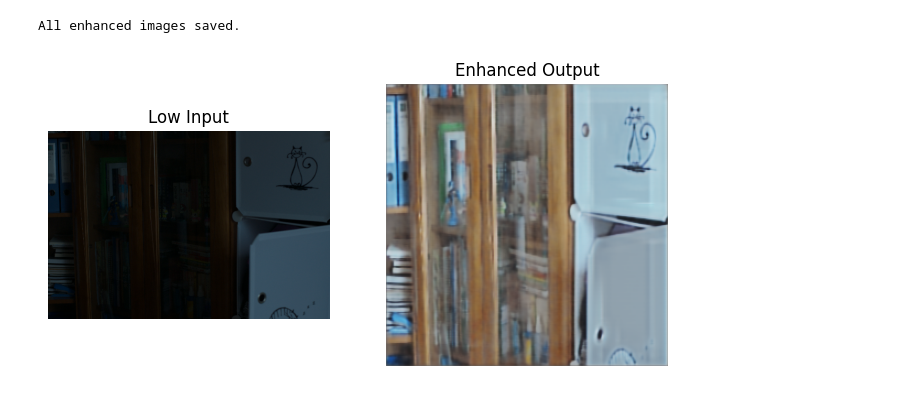
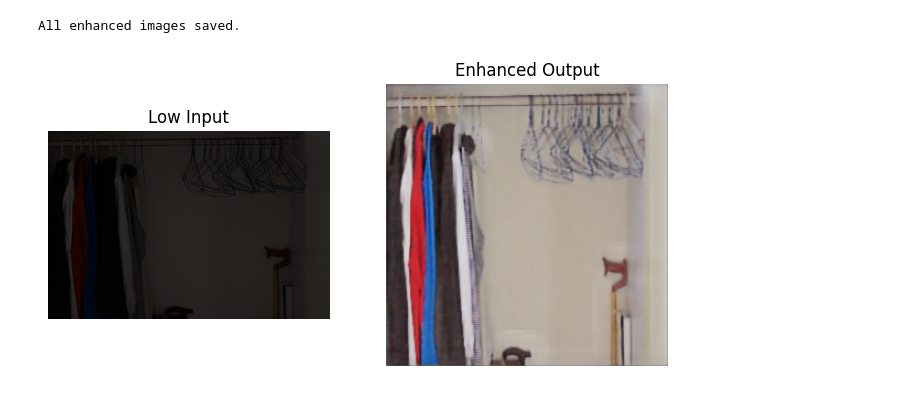
Before and after one commit to sky-shiva/Image-Enhancement-For-Yolo-Detection, a Jupyter notebook: notebooks/04_full_image_enhancement_inference.ipynb, the cells around one changed output. Drawn from its saved outputs; the diff is of its cells as text; code cells hidden in the pictures.

```diff
--- a/notebooks/04_full_image_enhancement_inference.ipynb
+++ b/notebooks/04_full_image_enhancement_inference.ipynb
@@ -145,17 +145,17 @@ print("All enhanced images saved.")
 # %% [output]
 All enhanced images saved.
 # %%
-sample = os.listdir(RESULTS_DIR)[0]
+sample = os.listdir(RESULTS_DIR)[2]
 
 low = cv2.imread(os.path.join(LOW_DIR, sample))
 enh = cv2.imread(os.path.join(RESULTS_DIR, sample))
 
 low = cv2.cvtColor(low, cv2.COLOR_BGR2RGB)
 enh = cv2.cvtColor(enh, cv2.COLOR_BGR2RGB)
 
 plt.figure(figsize=(8,4))
 plt.subplot(1,2,1); plt.imshow(low); plt.title("Low Input"); plt.axis("off")
 plt.subplot(1,2,2); plt.imshow(enh); plt.title("Enhanced Output"); plt.axis("off")
 plt.show()
 # %% [output]
-[figure, old version]
+[figure, new version]
```
Also changed, not shown: 5 other files.
